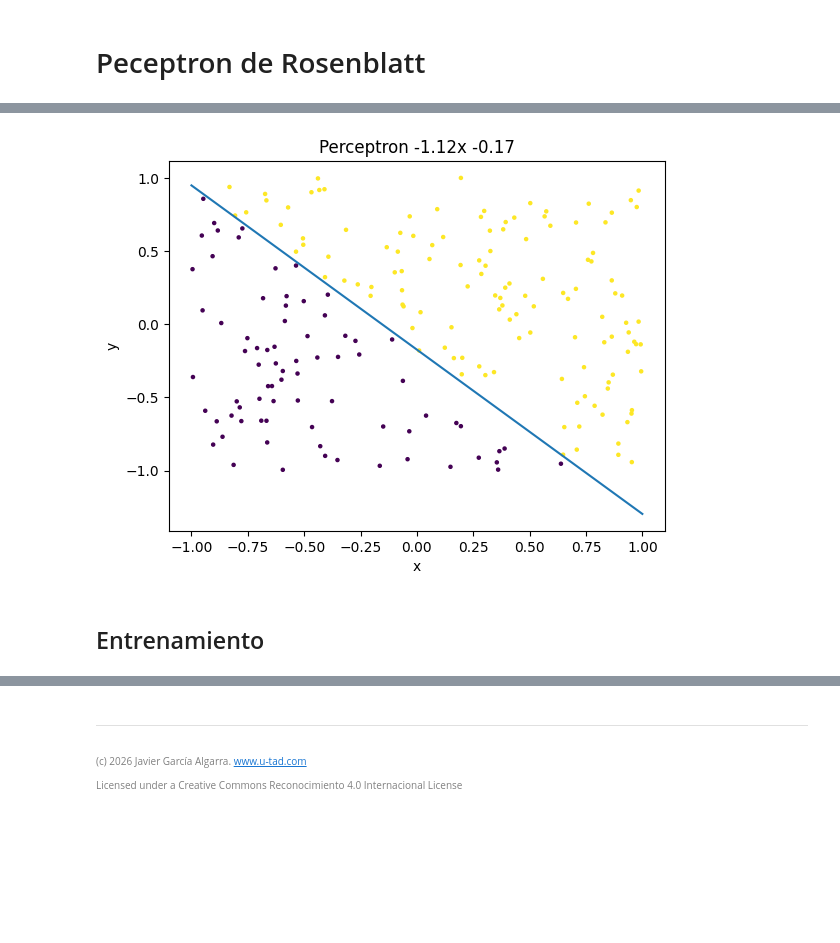
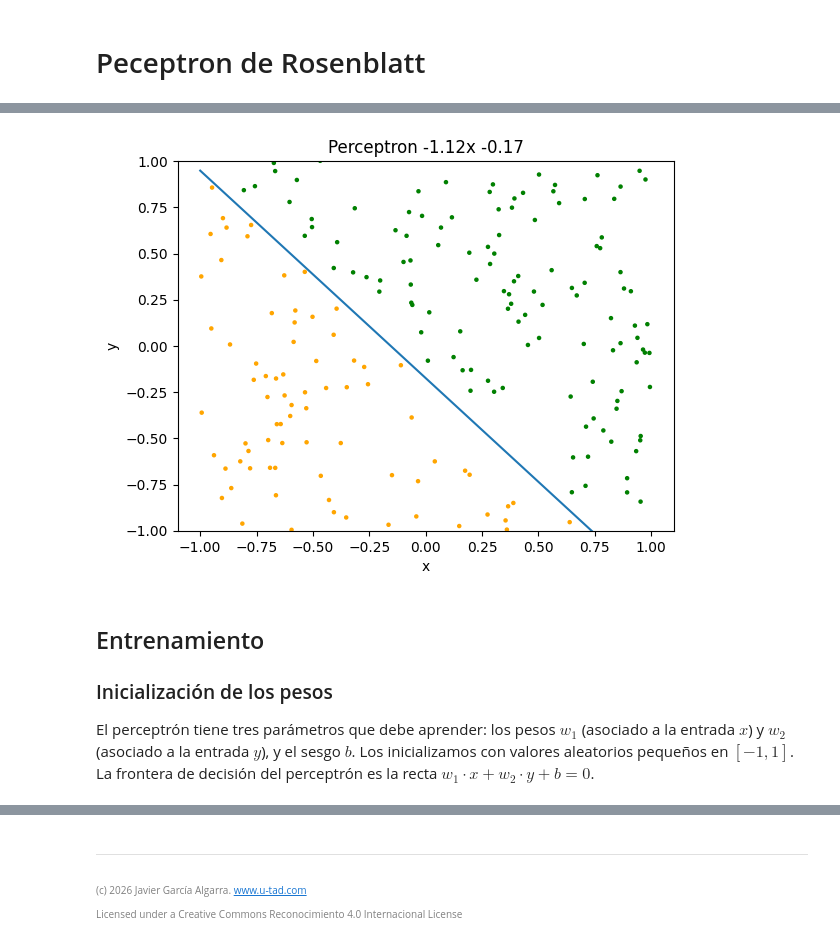
Before and after one commit to jgalgarra/RedesNeuronales, a Jupyter notebook: jupyter_scripts/Perceptron_Rosenblatt.ipynb, the cells around one changed output, grey strips where cells are left out. Saved outputs shown, nothing was run; the diff lists cells and outputs as text; code cells hidden in the pictures; blank space fills up the shorter version.

```diff
--- a/jupyter_scripts/Perceptron_Rosenblatt.ipynb
+++ b/jupyter_scripts/Perceptron_Rosenblatt.ipynb
@@ -23,3 +29,15 @@ x = np.random.uniform(-1, 1,n_samples)
 y = np.random.uniform(-1, 1,n_samples)
 labels = y>(a*x+k)
 labels = 2*labels-1
+margen_seguridad = 0.1
+# Subimos una cantidad muy pequeña los puntos de la categoría positiva para que haya una separación que se puede apreciar visiblemente en las gráficas
+# Cuanto menor sea, más ciclos de entrenamiento son necesarios para que el perceptrón converja
+y = y + margen_seguridad*(labels>0)
+
+# Si activamos esta variable, invertimos al azar el 10% de las etiquetas,
+# haciendo que el problema deje de ser linealmente separable
+datos_no_separables = False
+if datos_no_separables:
+    n_ruido = int(0.1 * n_samples)
+    idx_ruido = np.random.choice(n_samples, size=n_ruido, replace=False)
+    labels[idx_ruido] = -labels[idx_ruido]
@@ -25,0 +48,14 @@ labels = 2*labels-1
+# %%
+def representar_muestras(x, y, labels, m, b, titulo=None):
+    """Dibuja los puntos coloreados por clase y la recta y = m*x + b."""
+    colores = np.where(labels == 1, 'green', 'orange')
+    x_line = np.linspace(-1, 1, 100)
+    y_line = m * x_line + b
+    plt.scatter(x, y, c=colores, s=5)
+    plt.plot(x_line, y_line)
+    plt.ylim(-1, 1)
+    plt.xlabel("x")
+    plt.ylabel("y")
+    if titulo:
+        plt.title(titulo)
+    plt.show()
@@ -26,18 +66,12 @@ labels = 2*labels-1
 # %%
 # Representación de las muestras de entrenamiento y de la línea que ha servido para discriminarlas
-x_line = np.linspace(-1, 1, 100)
-y_line = a * x_line + k
-
-plt.scatter(x, y, c=labels, s=5)
-plt.plot(x_line, y_line)
-plt.xlabel("x")
-plt.ylabel("y")
-#plt.ylim(-1, 1)
-titulo=f"Perceptron {a:.2f}x {k:.2f}"
-plt.title(titulo)
-plt.show()
+representar_muestras(x, y, labels, a, k, titulo=f"Perceptron {a:.2f}x {k:.2f}")
 # %% [output]
-[figure, old version]
+[figure, new version]
 # %% [markdown]
-##  Entrenamiento
+## Entrenamiento
+
+### Inicialización de los pesos
+
+El perceptrón tiene tres parámetros que debe aprender: los pesos $w_1$ (asociado a la entrada $x$) y $w_2$ (asociado a la entrada $y$), y el sesgo $b$. Los inicializamos con valores aleatorios pequeños en $[-1, 1]$. La frontera de decisión del perceptrón es la recta $w_1 \cdot x + w_2 \cdot y + b = 0$.
 # %%
```
Also changed, not shown: parts of 10 cells of this notebook, 13 other files.
